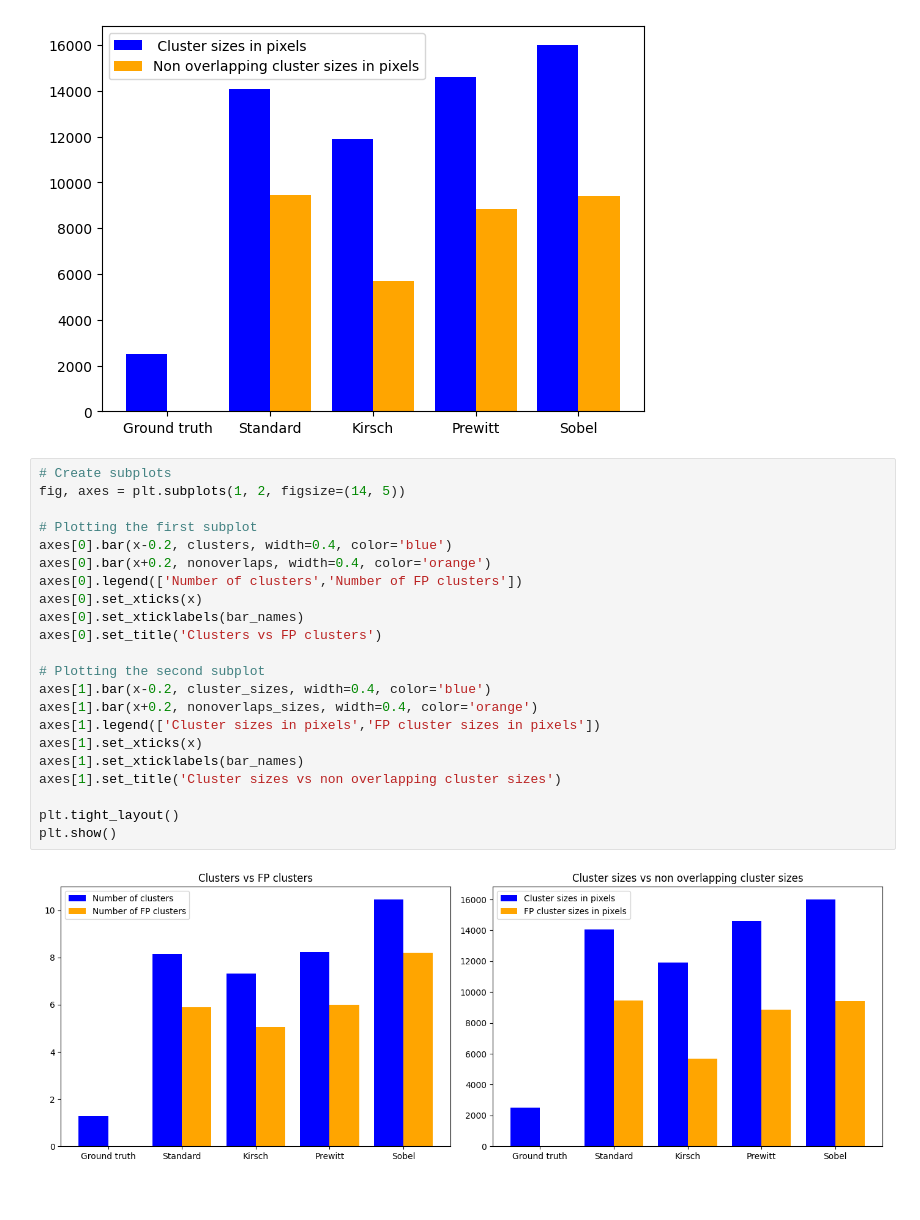
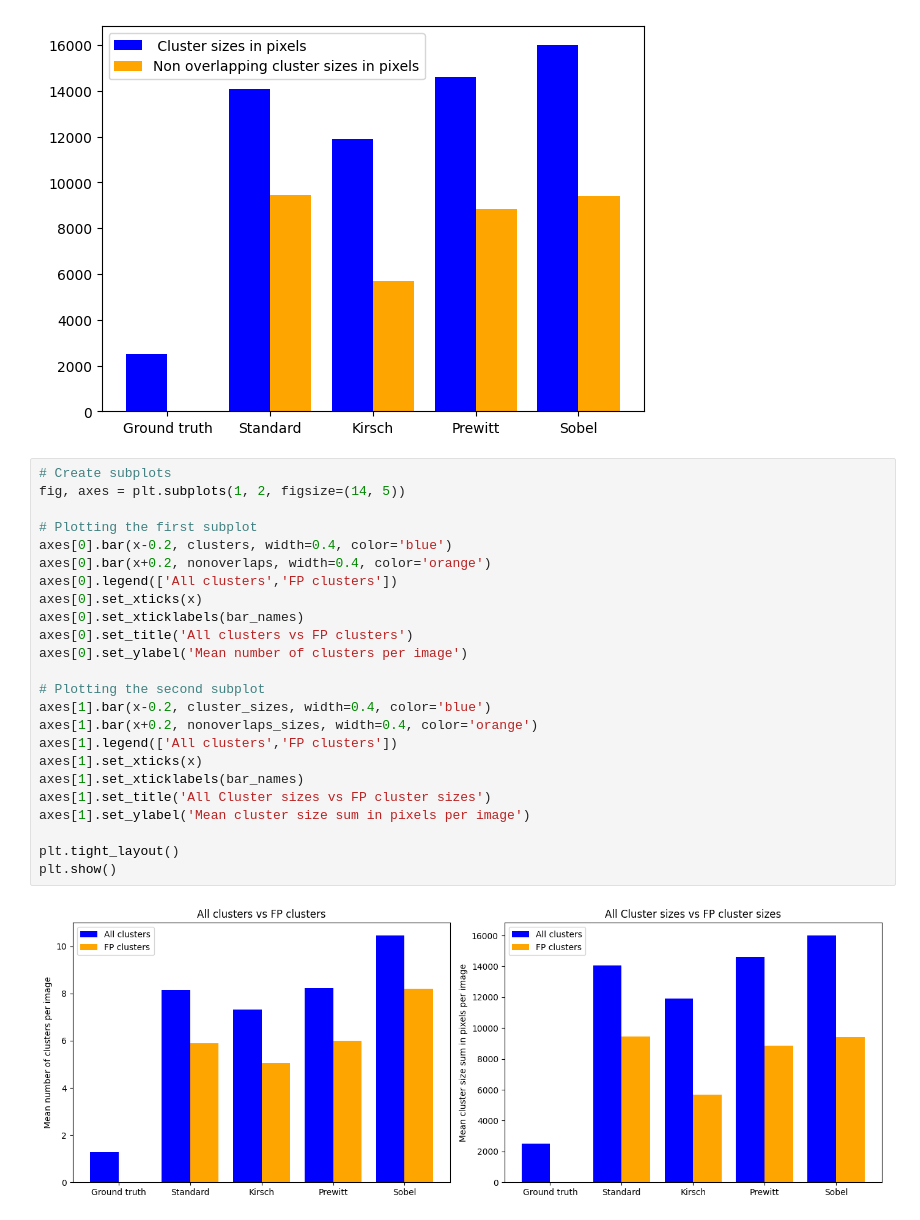
Before and after one commit to PaulZaha/CoronaryArteryDisease_v2, a Jupyter notebook: Models/Evaluation.ipynb, the cells around one changed output. Drawn from its saved outputs; the diff is of its cells as text.

```diff
--- a/Models/Evaluation.ipynb
+++ b/Models/Evaluation.ipynb
@@ -188,24 +188,26 @@ plt.xticks(x,bar_names)
 # %%
 # Create subplots
 fig, axes = plt.subplots(1, 2, figsize=(14, 5))
 
 # Plotting the first subplot
 axes[0].bar(x-0.2, clusters, width=0.4, color='blue')
 axes[0].bar(x+0.2, nonoverlaps, width=0.4, color='orange')
-axes[0].legend(['Number of clusters','Number of FP clusters'])
+axes[0].legend(['All clusters','FP clusters'])
 axes[0].set_xticks(x)
 axes[0].set_xticklabels(bar_names)
-axes[0].set_title('Clusters vs FP clusters')
+axes[0].set_title('All clusters vs FP clusters')
+axes[0].set_ylabel('Mean number of clusters per image')
 
 # Plotting the second subplot
 axes[1].bar(x-0.2, cluster_sizes, width=0.4, color='blue')
 axes[1].bar(x+0.2, nonoverlaps_sizes, width=0.4, color='orange')
-axes[1].legend(['Cluster sizes in pixels','FP cluster sizes in pixels'])
+axes[1].legend(['All clusters','FP clusters'])
 axes[1].set_xticks(x)
 axes[1].set_xticklabels(bar_names)
-axes[1].set_title('Cluster sizes vs non overlapping cluster sizes')
+axes[1].set_title('All Cluster sizes vs FP cluster sizes')
+axes[1].set_ylabel('Mean cluster size sum in pixels per image')
 
 plt.tight_layout()
 plt.show()
 # %% [output]
-[figure, old version]
+[figure, new version]
```
Also changed, not shown: 1 other file.
